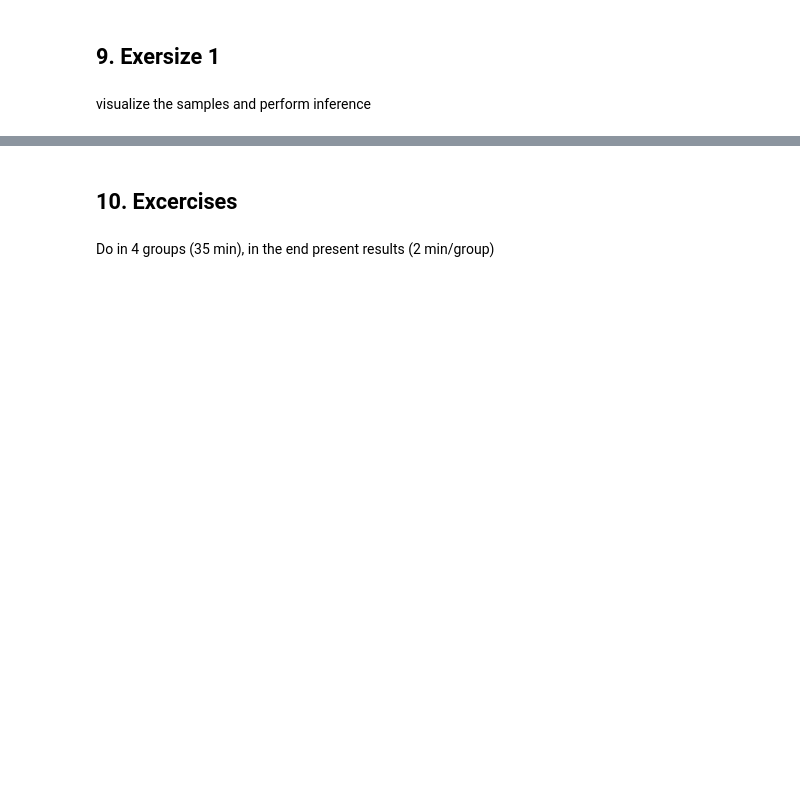
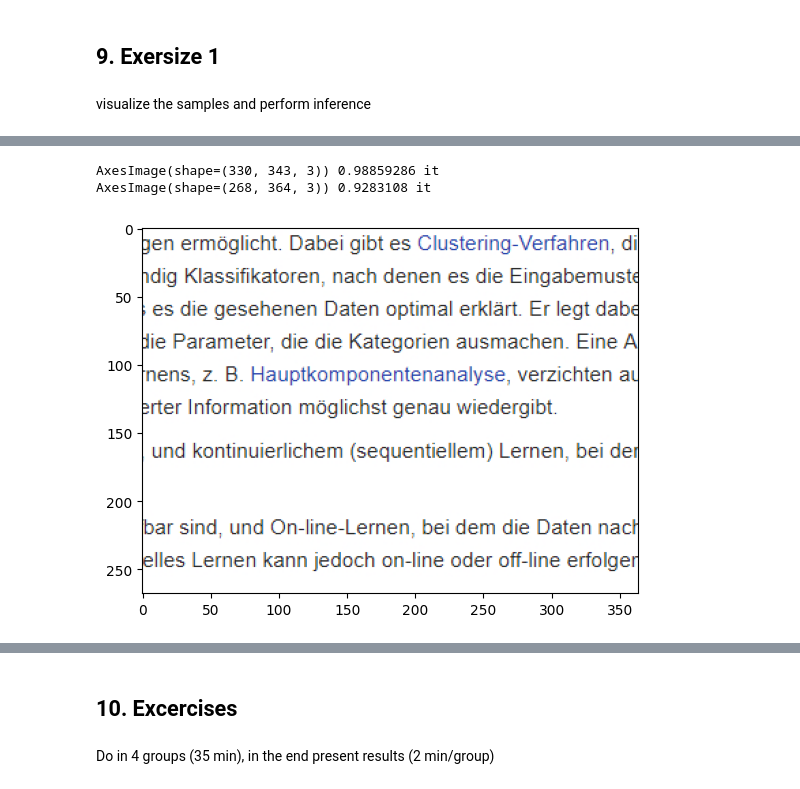
Before and after one commit to Sporgelum/DSL_MURREN_2026, a Jupyter notebook: Day4/Tutorial_VI_torch_Transfer_learning.ipynb, the cells around one changed output, grey strips where cells are left out. Saved outputs shown, nothing was run; the diff lists cells and outputs as text; code cells hidden in the pictures; blank space fills up the shorter version.

```diff
--- a/Day4/Tutorial_VI_torch_Transfer_learning.ipynb
+++ b/Day4/Tutorial_VI_torch_Transfer_learning.ipynb
@@ -195,4 +294,4 @@ model(ims)
 # %%
-res = model(ims)
+res = model(ims.to(device))
 # %%
 type(res)
@@ -443,0 +635,19 @@ visualize the samples and perform inference
+# %%
+# Use imwiki1 and imwiki2 as test images for the model trained with data augmentation. We expect the model to perform better on these images, as they are more similar to the augmented training data.
+# use the model trained with data augmentation to predict the class of imwiki1 and imwiki2
+for im in [im_wiki_1, im_wiki_2]:
+    im_tensor = image_transform(Image.fromarray(im)).unsqueeze(0).to(device)
+    with torch.no_grad():
+        logits = model_aug(im_tensor)
+        probs = F.softmax(logits, dim=1)
+
+        pred = get_predictions(logits)
+
+
+    probs = probs.cpu().numpy()[0]  # only one element in the batch
+    pred = pred.cpu().numpy()[0]
+    print(plt.imshow(im), probs[pred], text_label[pred])
+# %% [output]
+AxesImage(shape=(330, 343, 3)) 0.98859286 it
+AxesImage(shape=(268, 364, 3)) 0.9283108 it
+[figure, added]
```
Also changed, not shown: parts of 28 cells of this notebook, 36 other files.
